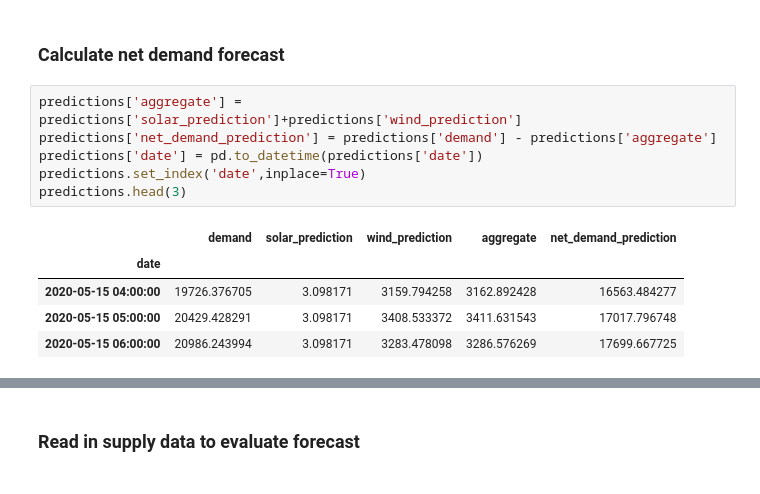
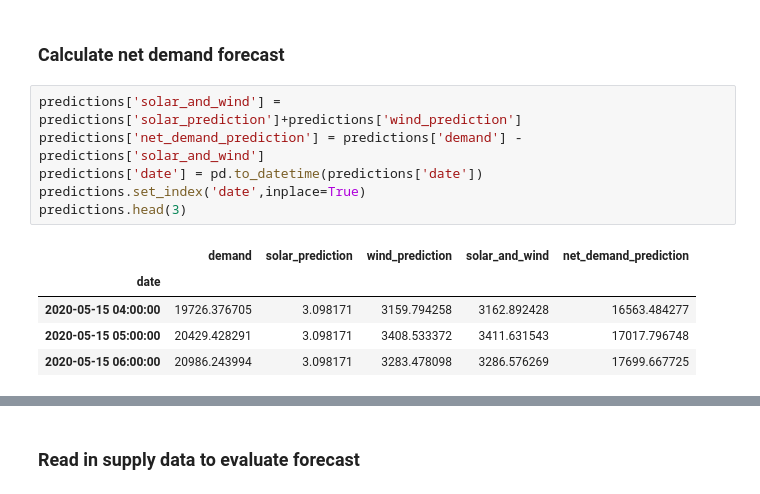
Before and after one commit to sjhawkes/cal_power, a Jupyter notebook: code/05A_NetDemandForecast.ipynb, the cells around one changed output, grey strips where cells are left out. Cells and saved outputs as stored; diff of their text form.

```diff
--- a/code/05A_NetDemandForecast.ipynb
+++ b/code/05A_NetDemandForecast.ipynb
@@ -51,13 +53,13 @@ predictions.tail(3)
 # %% [markdown]
 ### Calculate net demand forecast
 # %%
-predictions['aggregate'] = predictions['solar_prediction']+predictions['wind_prediction']
-predictions['net_demand_prediction'] = predictions['demand'] - predictions['aggregate']
+predictions['solar_and_wind'] = predictions['solar_prediction']+predictions['wind_prediction']
+predictions['net_demand_prediction'] = predictions['demand'] - predictions['solar_and_wind']
 predictions['date'] = pd.to_datetime(predictions['date'])
 predictions.set_index('date',inplace=True)
 predictions.head(3)
 # %% [output]
-|  | demand | solar_prediction | wind_prediction | aggregate | net_demand_prediction |
+|  | demand | solar_prediction | wind_prediction | solar_and_wind | net_demand_prediction |
 | date |  |  |  |  |  |
 | 2020-05-15 04:00:00 | 19726.376705 | 3.098171 | 3159.794258 | 3162.892428 | 16563.484277 |
 | 2020-05-15 05:00:00 | 20429.428291 | 3.098171 | 3408.533372 | 3411.631543 | 17017.796748 |
```
Also changed, not shown: parts of 6 cells of this notebook, 19 other files.
